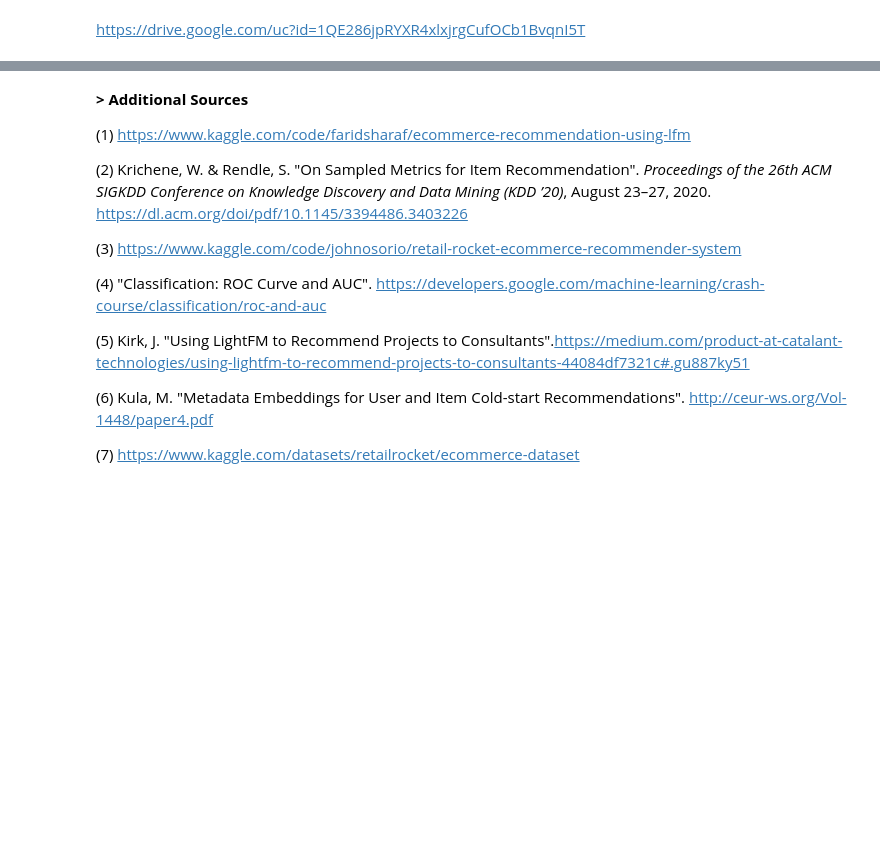
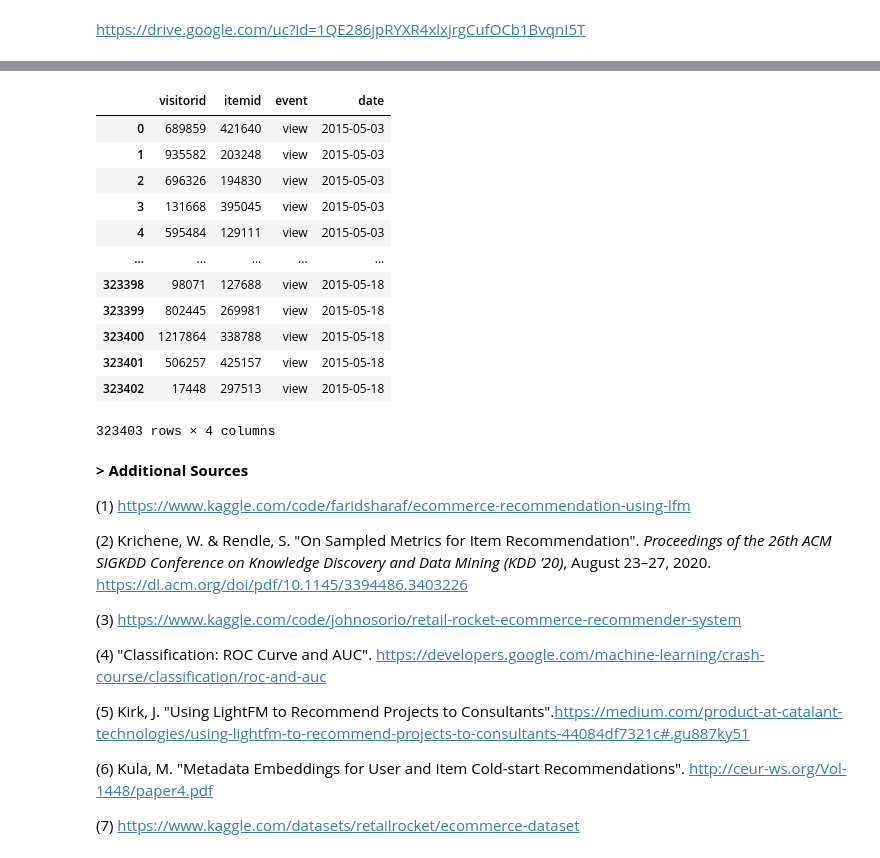
Before and after one commit to iqra0908/590-Final-Project, a Jupyter notebook: RetailRocket_Final_Project.ipynb, the cells around one changed output, grey strips where cells are left out. Cells and saved outputs as stored; diff of their text form; code cells hidden in the pictures; blank space fills up the shorter version.

```diff
--- a/RetailRocket_Final_Project.ipynb
+++ b/RetailRocket_Final_Project.ipynb
@@ -535,3 +358,19 @@ auc_score(model, rate_matrix['test'], num_threads=10).mean()
+# %%
+pd.read_pickle('Datasets/RetailRocket/events_processed.df')
+# %% [output]
+|  | visitorid | itemid | event | date |
+| 0 | 689859 | 421640 | view | 2015-05-03 |
+| 1 | 935582 | 203248 | view | 2015-05-03 |
+| 2 | 696326 | 194830 | view | 2015-05-03 |
+| 3 | 131668 | 395045 | view | 2015-05-03 |
+| 4 | 595484 | 129111 | view | 2015-05-03 |
+| ... | ... | ... | ... | ... |
+| 323398 | 98071 | 127688 | view | 2015-05-18 |
+| 323399 | 802445 | 269981 | view | 2015-05-18 |
+| 323400 | 1217864 | 338788 | view | 2015-05-18 |
+| 323401 | 506257 | 425157 | view | 2015-05-18 |
+| 323402 | 17448 | 297513 | view | 2015-05-18 |
+323403 rows × 4 columns
 # %% [markdown]
 **> Additional Sources**
 
```
Also changed, not shown: parts of 56 cells of this notebook, 16 other files.
